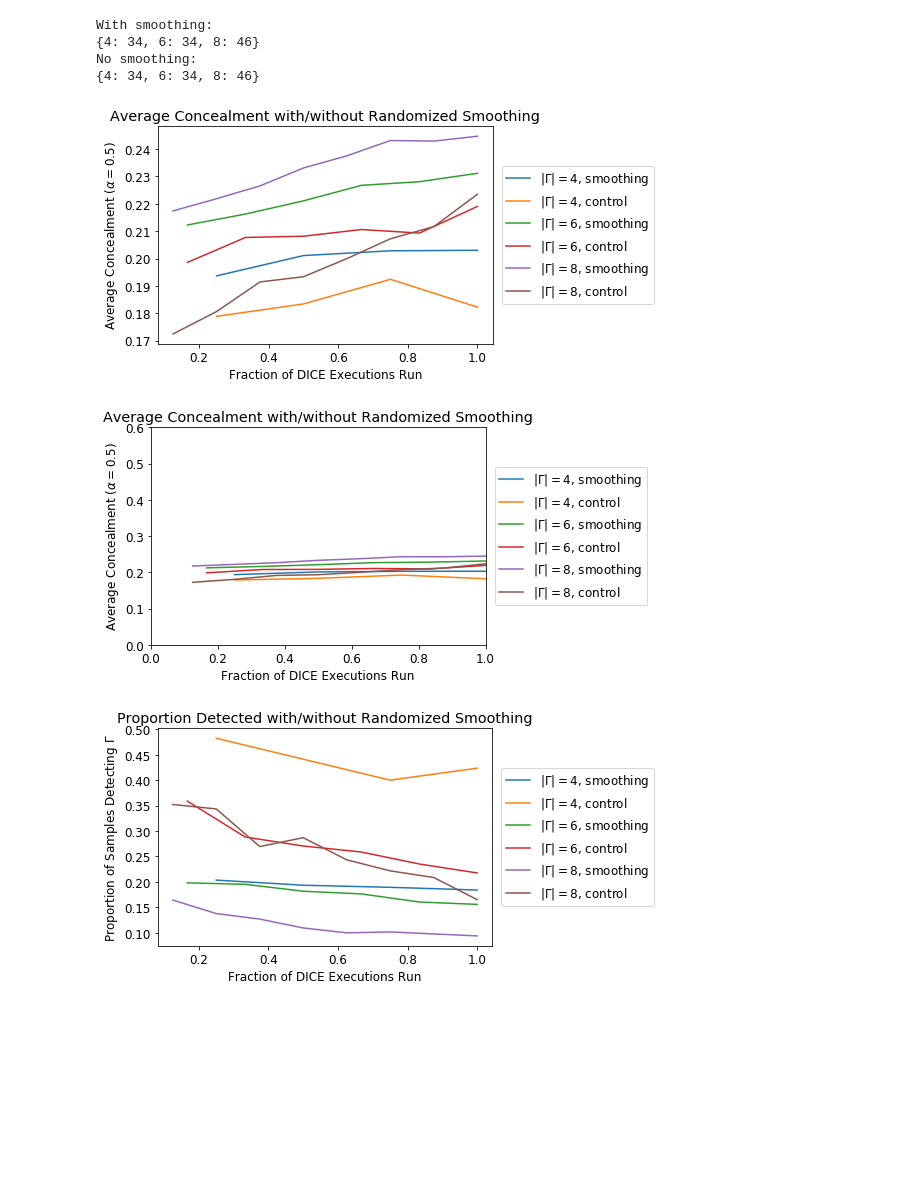
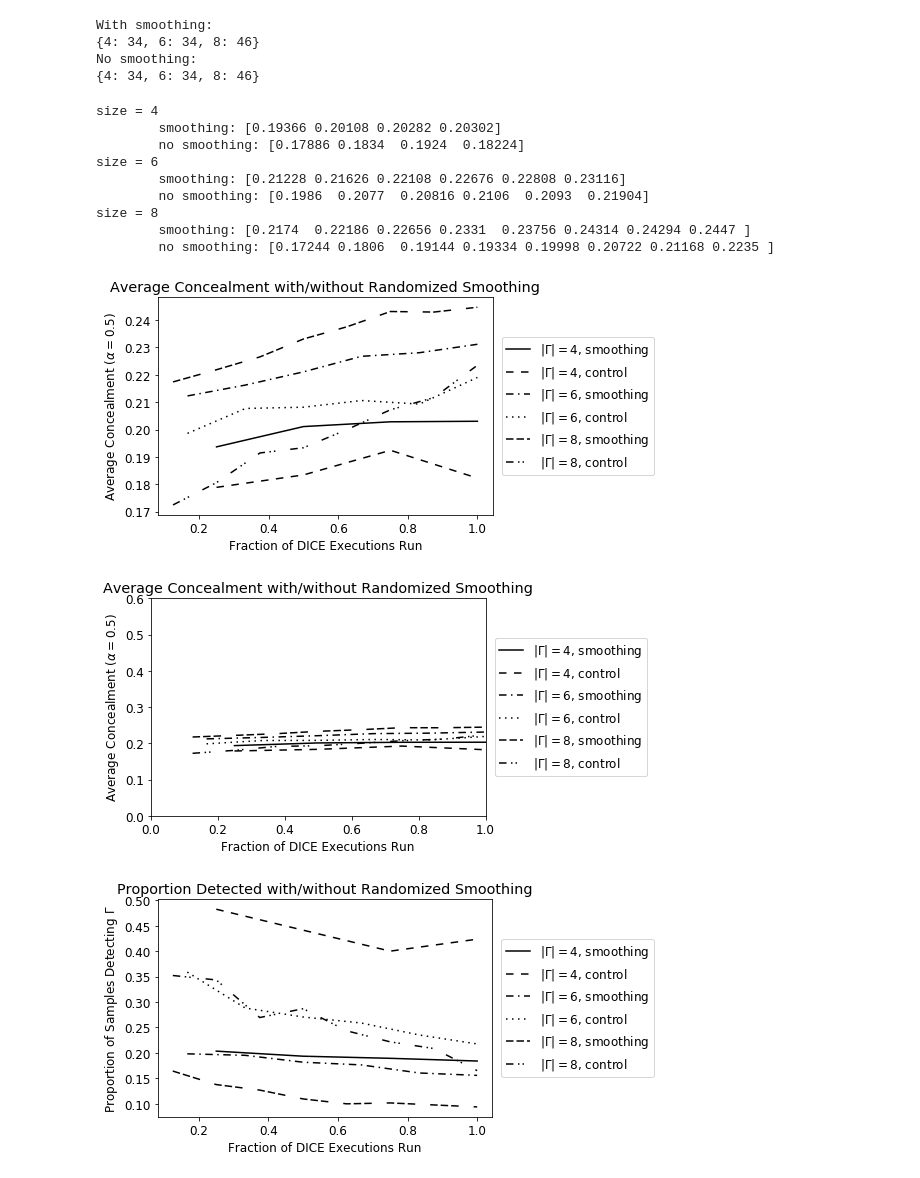
Before and after one commit to ian-ludden/robust-community-detection, a Jupyter notebook: PostProcessing.ipynb, the cells around one changed output. Cells and saved outputs as stored; diff of their text form; code cells hidden in the pictures; blank space fills up the shorter version.

Commit message:
Added black and white versions of plots.

```diff
--- a/PostProcessing.ipynb
+++ b/PostProcessing.ipynb
@@ -3,9 +3,12 @@
 ## Ian Ludden (iludden2)
 # %%
 # Import basic packages, establish global settings
+from cycler import cycler
 import matplotlib.pyplot as plt
+import numpy as np
+
 plt.rcParams['font.size'] = '12'
-import numpy as np
+plt.rcParams['axes.prop_cycle'] = cycler('color', ['b', 'g', 'r', 'c', 'm', 'y', 'k'])
 # %%
 # Summarize targets_with_smoothing.txt, targets_no_smoothing.txt
 # (Size counts should match based on pick_targets.py)
@@ -119,22 +122,70 @@ avg_conceal_smoothing_trials = np.mean(avg_conceal_smoothing, axis=0)
 avg_conceal_control_trials = np.mean(avg_conceal_control, axis=0)
 prop_detected_smoothing_trials = np.mean(prop_detected_smoothing, axis=0)
 prop_detected_control_trials = np.mean(prop_detected_control, axis=0)
+# %%
+# Define function for converting colored lines to black lines with unique styles
+# Source: https://stackoverflow.com/questions/7358118/matplotlib-black-white-colormap-with-dashes-dots-etc
+def setAxLinesBW(ax):
+    """
+    Take each Line2D in the axes, ax, and convert the line style to be
+    suitable for black and white viewing.
+    """
+    MARKERSIZE = 3
+
+    COLORMAP = {
+        'b': {'marker': None, 'dash': (None,None)},
+        'g': {'marker': None, 'dash': [5,5]},
+        'r': {'marker': None, 'dash': [5,3,1,3]},
+        'c': {'marker': None, 'dash': [1,3]},
+        'm': {'marker': None, 'dash': [5,2,5,2,5,10]},
+        'y': {'marker': None, 'dash': [5,3,1,2,1,10]},
+        'k': {'marker': 'o', 'dash': (None,None)} #[1,2,1,10]}
+        }
+
+
+    lines_to_adjust = ax.get_lines()
+    try:
+        lines_to_adjust += ax.get_legend().get_lines()
+    except AttributeError:
+        pass
+
+    for line in lines_to_adjust:
+        origColor = line.get_color()
+        line.set_color('black')
+        line.set_dashes(COLORMAP[origColor]['dash'])
+        line.set_marker(COLORMAP[origColor]['marker'])
+        line.set_markersize(MARKERSIZE)
 # %%
 # Overall comparison plot:
 # Average concealment
 fig, ax = plt.subplots()
+
 for size in sizes:
     x = np.linspace(1. / size, 1, size)
+    print('size =', size)
+    print('\tsmoothing:', avg_conceal_smoothing_trials[sizes.index(size), :size])
     ax.plot(x, avg_conceal_smoothing_trials[sizes.index(size), :size], label='$|\Gamma|={0}$, smoothing'.format(size))
+    print('\tno smoothing:', avg_conceal_control_trials[sizes.index(size), :size])
     ax.plot(x, avg_conceal_control_trials[sizes.index(size), :size], label='$|\Gamma|={0}$, control'.format(size))
 
 plt.title("Average Concealment with/without Randomized Smoothing")
 plt.xlabel('Fraction of DICE Executions Run')
 plt.ylabel('Average Concealment ($\\alpha=0.5$)')
 ax.legend(loc='right', bbox_to_anchor=(1.5, 0.5))
 plt.savefig('avg_conceal.png', bbox_inches='tight')
+setAxLinesBW(ax)
+plt.savefig('avg_conceal_BW.png', bbox_inches='tight')
 # %% [output]
+size = 4
+        smoothing: [0.19366 0.20108 0.20282 0.20302]
+        no smoothing: [0.17886 0.1834  0.1924  0.18224]
+size = 6
+        smoothing: [0.21228 0.21626 0.22108 0.22676 0.22808 0.23116]
+        no smoothing: [0.1986  0.2077  0.20816 0.2106  0.2093  0.21904]
+size = 8
+        smoothing: [0.2174  0.22186 0.22656 0.2331  0.23756 0.24314 0.24294 0.2447 ]
+        no smoothing: [0.17244 0.1806  0.19144 0.19334 0.19998 0.20722 0.21168 0.2235 ]
-[figure, old version]
+[figure, new version]
 # %%
 # Overall comparison plot:
 # Average concealment (with axes scaled to match Waniek et al.)
@@ -152,8 +203,10 @@ plt.xlabel('Fraction of DICE Executions Run')
 plt.ylabel('Average Concealment ($\\alpha=0.5$)')
 ax.legend(loc='right', bbox_to_anchor=(1.5, 0.5))
 plt.savefig('avg_conceal_scaled.png', bbox_inches='tight')
+setAxLinesBW(ax)
+plt.savefig('avg_conceal_scaled_bw.png', bbox_inches='tight')
 # %% [output]
-[figure, old version]
+[figure, new version]
 # %%
 # Overall comparison plot:
 # Proportion of runs in which target community is detected
@@ -168,8 +221,10 @@ plt.xlabel('Fraction of DICE Executions Run')
 plt.ylabel('Proportion of Samples Detecting $\Gamma$')
 ax.legend(loc='right', bbox_to_anchor=(1.5, 0.5), ncol=1)
 plt.savefig('prop_detected.png', bbox_inches='tight')
+setAxLinesBW(ax)
+plt.savefig('prop_detected_BW.png', bbox_inches='tight')
 # %% [output]
-[figure, old version]
+[figure, new version]
 # %%
 # Prepare plots of individual trials for each size
 for size_index, size in enumerate(sizes):
```
Also changed, not shown: parts of 1 cell of this notebook, 1 other file.
